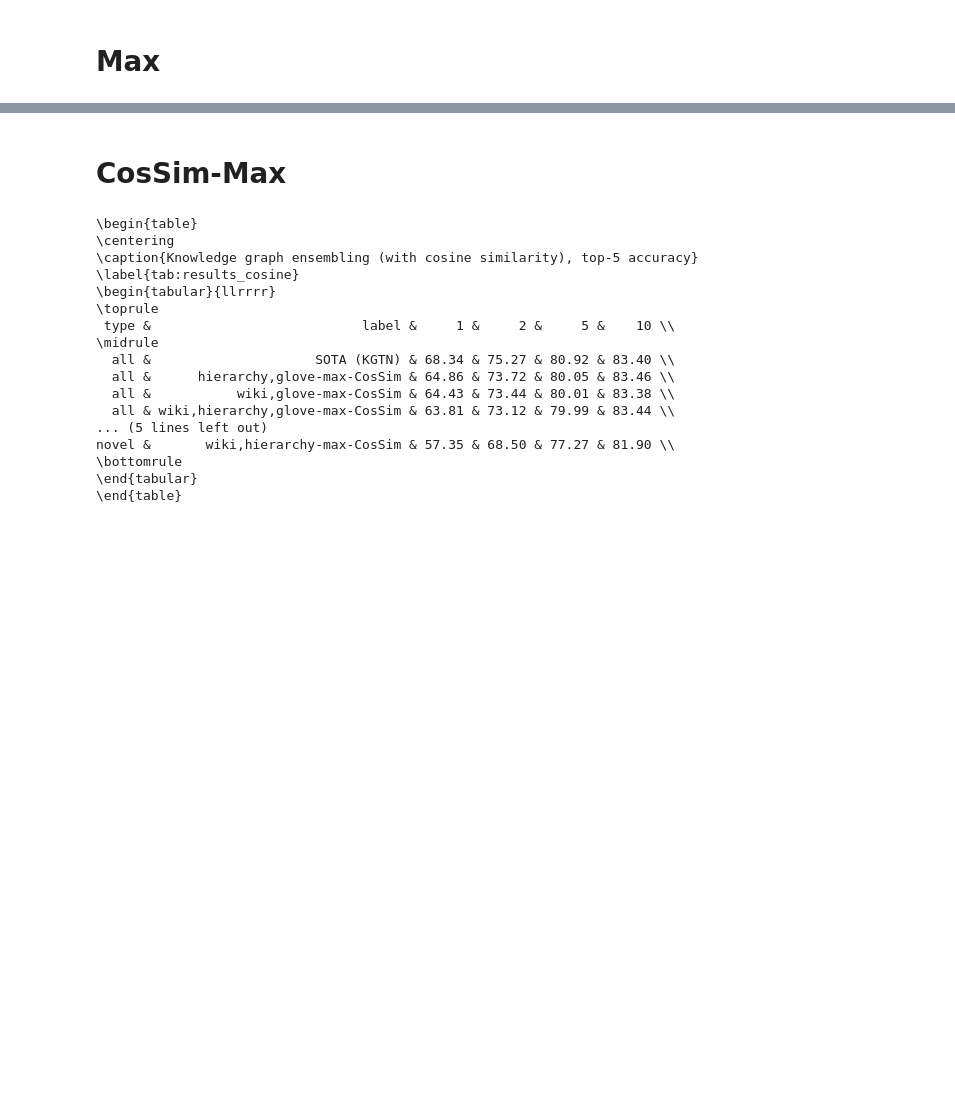
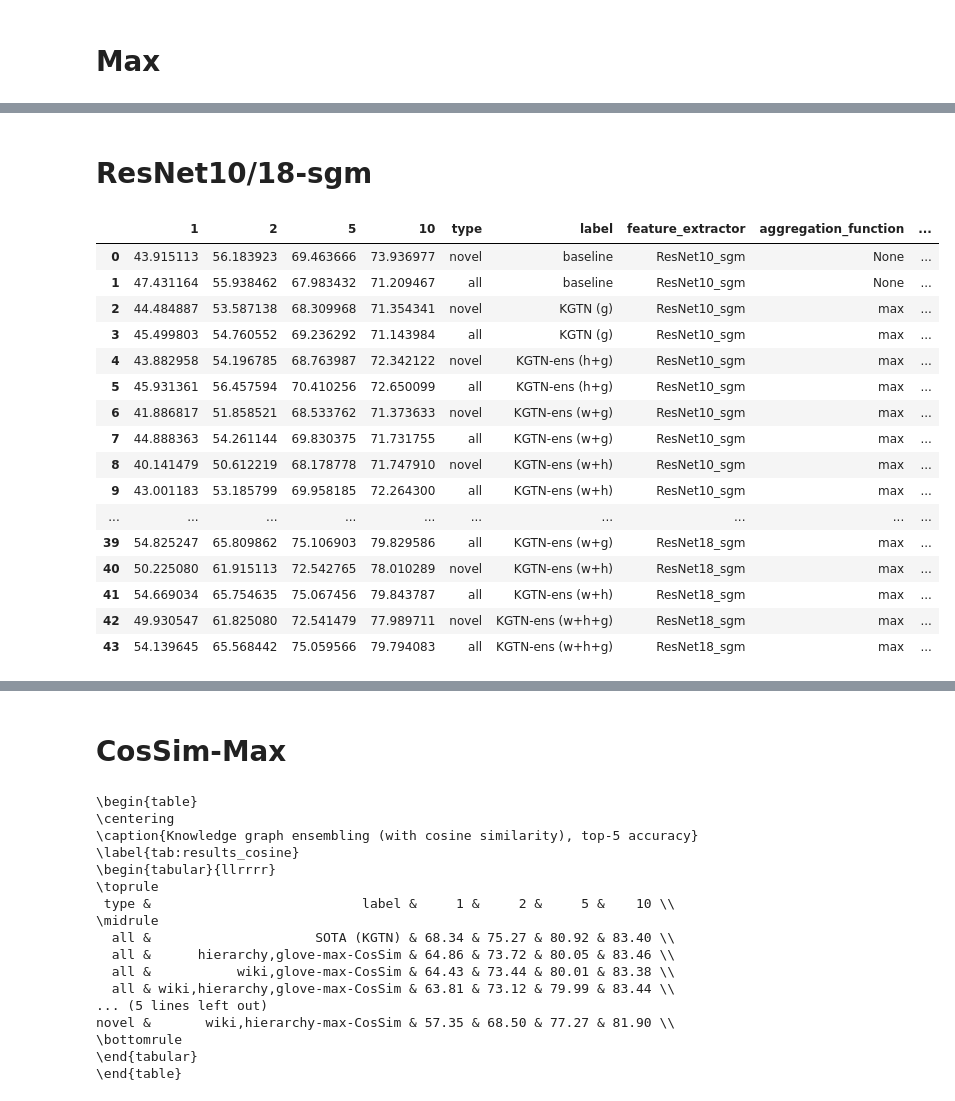
Before and after one commit to DominikFilipiak/KGTN-ens, a Jupyter notebook: notebooks/8_plots_kgtnens.ipynb, the cells around one changed output, grey strips where cells are left out. Drawn from its saved outputs; the diff is of its cells as text; code cells hidden in the pictures; blank space fills up the shorter version.

```diff
--- a/notebooks/8_plots_kgtnens.ipynb
+++ b/notebooks/8_plots_kgtnens.ipynb
@@ -252,0 +271,37 @@ df[df['type']=='all']
+# %% [markdown]
+# ResNet10/18-sgm
+# %%
+aggregation_function = "max"
+similarity_functions = ["InnerProduct", "CosSim"]
+feature_extractors = ['ResNet10_sgm', 'ResNet18_sgm']
+kgtn_ens_kgs = [f'hierarchy,glove', f'wiki,glove', f'wiki,hierarchy', f'wiki,hierarchy,glove']
+
+dfs = []
+for fe in feature_extractors:
+    baseline_path = f"{BASE_DIR}/KGTN2/results/{fe}/baseline"
+    dfs.append(get_experiment_df([baseline_path], fe, None, "-", store_additional_description=True))
+    for sf in similarity_functions:
+        paths = [f"{BASE_DIR}/KGTN2/results/{fe}/KGTN/{sf}"]
+        paths += [f"{BASE_DIR}/KGTN2/results/{fe}/KGTNens/{kg}-{aggregation_function}-{sf}" for kg in kgtn_ens_kgs]
+        dfs.append(get_experiment_df(paths, fe, aggregation_function, sf, store_additional_description=True))
+
+df = pd.concat(dfs, ignore_index=True)
+df
+# %% [output]
+|  | 1 | 2 | 5 | 10 | type | label | feature_extractor | aggregation_function | ... |
+| 0 | 43.915113 | 56.183923 | 69.463666 | 73.936977 | novel | baseline | ResNet10_sgm | None | ... |
+| 1 | 47.431164 | 55.938462 | 67.983432 | 71.209467 | all | baseline | ResNet10_sgm | None | ... |
+| 2 | 44.484887 | 53.587138 | 68.309968 | 71.354341 | novel | KGTN (g) | ResNet10_sgm | max | ... |
+| 3 | 45.499803 | 54.760552 | 69.236292 | 71.143984 | all | KGTN (g) | ResNet10_sgm | max | ... |
+| 4 | 43.882958 | 54.196785 | 68.763987 | 72.342122 | novel | KGTN-ens (h+g) | ResNet10_sgm | max | ... |
+| 5 | 45.931361 | 56.457594 | 70.410256 | 72.650099 | all | KGTN-ens (h+g) | ResNet10_sgm | max | ... |
+| 6 | 41.886817 | 51.858521 | 68.533762 | 71.373633 | novel | KGTN-ens (w+g) | ResNet10_sgm | max | ... |
+| 7 | 44.888363 | 54.261144 | 69.830375 | 71.731755 | all | KGTN-ens (w+g) | ResNet10_sgm | max | ... |
+| 8 | 40.141479 | 50.612219 | 68.178778 | 71.747910 | novel | KGTN-ens (w+h) | ResNet10_sgm | max | ... |
+| 9 | 43.001183 | 53.185799 | 69.958185 | 72.264300 | all | KGTN-ens (w+h) | ResNet10_sgm | max | ... |
+| ... | ... | ... | ... | ... | ... | ... | ... | ... | ... |
+| 39 | 54.825247 | 65.809862 | 75.106903 | 79.829586 | all | KGTN-ens (w+g) | ResNet18_sgm | max | ... |
+| 40 | 50.225080 | 61.915113 | 72.542765 | 78.010289 | novel | KGTN-ens (w+h) | ResNet18_sgm | max | ... |
+| 41 | 54.669034 | 65.754635 | 75.067456 | 79.843787 | all | KGTN-ens (w+h) | ResNet18_sgm | max | ... |
+| 42 | 49.930547 | 61.825080 | 72.541479 | 77.989711 | novel | KGTN-ens (w+h+g) | ResNet18_sgm | max | ... |
+| 43 | 54.139645 | 65.568442 | 75.059566 | 79.794083 | all | KGTN-ens (w+h+g) | ResNet18_sgm | max | ... |
```
Also changed, not shown: parts of 17 cells of this notebook.
